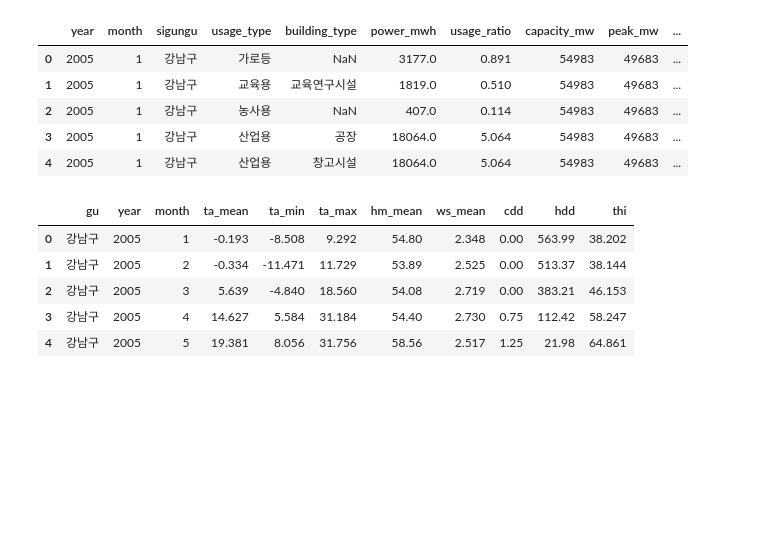
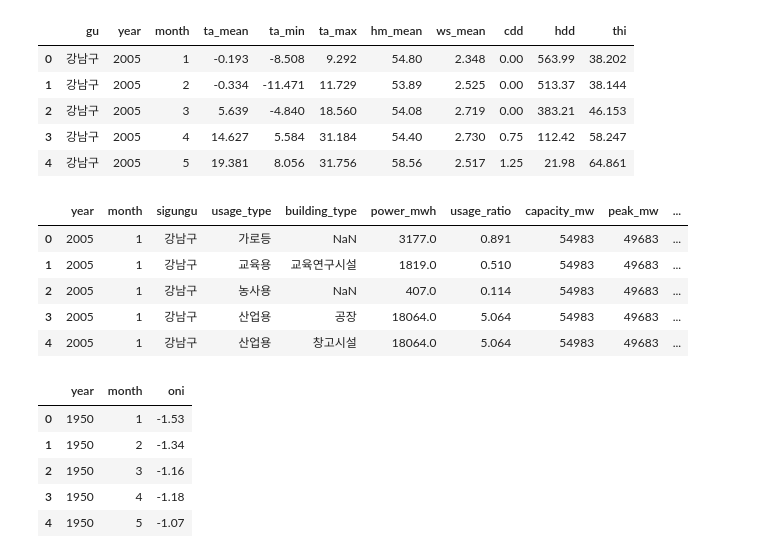
Before and after one commit to JINA1003/SmartCity, a Jupyter notebook: python/notebook/eda_temp.ipynb, the cells around one changed output. Drawn from its saved outputs; the diff is of its cells as text; code cells hidden in the pictures; blank space fills up the shorter version.

```diff
--- a/python/notebook/eda_temp.ipynb
+++ b/python/notebook/eda_temp.ipynb
@@ -13,22 +52,32 @@ from pathlib import Path
 # %%
 ROOT = Path.cwd().parents[1]
 DATA_OUTPUT = ROOT / "data" / "output"
+SAVE = ROOT / "data" / "output"
 
+kepco = pd.read_csv(DATA_OUTPUT / "kepco_mapping_final_20052026.csv")
 temp = pd.read_csv(DATA_OUTPUT / "temperature_gu_monthly.csv")
-kepco = pd.read_csv(DATA_OUTPUT / "kepco_mapping_final_20052026.csv")
+oni = pd.read_csv(DATA_OUTPUT / 'oni_monthly.csv')
+gu_geo = gpd.read_file("../../data/file/shp/bnd_sigungu_11_2025_2Q.shp")
 
+display(temp.head())
 display(kepco.head())
-display(temp.head())
+display(oni.head())
 # %% [output]
-|  | year | month | sigungu | usage_type | building_type | power_mwh | usage_ratio | capacity_mw | peak_mw | ... |
-| 0 | 2005 | 1 | 강남구 | 가로등 | NaN | 3177.0 | 0.891 | 54983 | 49683 | ... |
-| 1 | 2005 | 1 | 강남구 | 교육용 | 교육연구시설 | 1819.0 | 0.510 | 54983 | 49683 | ... |
-| 2 | 2005 | 1 | 강남구 | 농사용 | NaN | 407.0 | 0.114 | 54983 | 49683 | ... |
-| 3 | 2005 | 1 | 강남구 | 산업용 | 공장 | 18064.0 | 5.064 | 54983 | 49683 | ... |
-| 4 | 2005 | 1 | 강남구 | 산업용 | 창고시설 | 18064.0 | 5.064 | 54983 | 49683 | ... |
+|  | gu | year | month | ta_mean | ta_min | ta_max | hm_mean | ws_mean | cdd | hdd | thi |
+| 0 | 강남구 | 2005 | 1 | -0.193 | -8.508 | 9.292 | 54.80 | 2.348 | 0.00 | 563.99 | 38.202 |
+| 1 | 강남구 | 2005 | 2 | -0.334 | -11.471 | 11.729 | 53.89 | 2.525 | 0.00 | 513.37 | 38.144 |
+| 2 | 강남구 | 2005 | 3 | 5.639 | -4.840 | 18.560 | 54.08 | 2.719 | 0.00 | 383.21 | 46.153 |
+| 3 | 강남구 | 2005 | 4 | 14.627 | 5.584 | 31.184 | 54.40 | 2.730 | 0.75 | 112.42 | 58.247 |
+| 4 | 강남구 | 2005 | 5 | 19.381 | 8.056 | 31.756 | 58.56 | 2.517 | 1.25 | 21.98 | 64.861 |
-|  | gu | year | month | ta_mean | ta_min | ta_max | hm_mean | ws_mean | cdd | hdd | thi |
-| 0 | 강남구 | 2005 | 1 | -0.193 | -8.508 | 9.292 | 54.80 | 2.348 | 0.00 | 563.99 | 38.202 |
-| 1 | 강남구 | 2005 | 2 | -0.334 | -11.471 | 11.729 | 53.89 | 2.525 | 0.00 | 513.37 | 38.144 |
-| 2 | 강남구 | 2005 | 3 | 5.639 | -4.840 | 18.560 | 54.08 | 2.719 | 0.00 | 383.21 | 46.153 |
-| 3 | 강남구 | 2005 | 4 | 14.627 | 5.584 | 31.184 | 54.40 | 2.730 | 0.75 | 112.42 | 58.247 |
-| 4 | 강남구 | 2005 | 5 | 19.381 | 8.056 | 31.756 | 58.56 | 2.517 | 1.25 | 21.98 | 64.861 |
+|  | year | month | sigungu | usage_type | building_type | power_mwh | usage_ratio | capacity_mw | peak_mw | ... |
+| 0 | 2005 | 1 | 강남구 | 가로등 | NaN | 3177.0 | 0.891 | 54983 | 49683 | ... |
+| 1 | 2005 | 1 | 강남구 | 교육용 | 교육연구시설 | 1819.0 | 0.510 | 54983 | 49683 | ... |
+| 2 | 2005 | 1 | 강남구 | 농사용 | NaN | 407.0 | 0.114 | 54983 | 49683 | ... |
+| 3 | 2005 | 1 | 강남구 | 산업용 | 공장 | 18064.0 | 5.064 | 54983 | 49683 | ... |
+| 4 | 2005 | 1 | 강남구 | 산업용 | 창고시설 | 18064.0 | 5.064 | 54983 | 49683 | ... |
+|  | year | month | oni |
+| 0 | 1950 | 1 | -1.53 |
+| 1 | 1950 | 2 | -1.34 |
+| 2 | 1950 | 3 | -1.16 |
+| 3 | 1950 | 4 | -1.18 |
+| 4 | 1950 | 5 | -1.07 |
```
Also changed, not shown: parts of 41 cells of this notebook, 1 other file.
